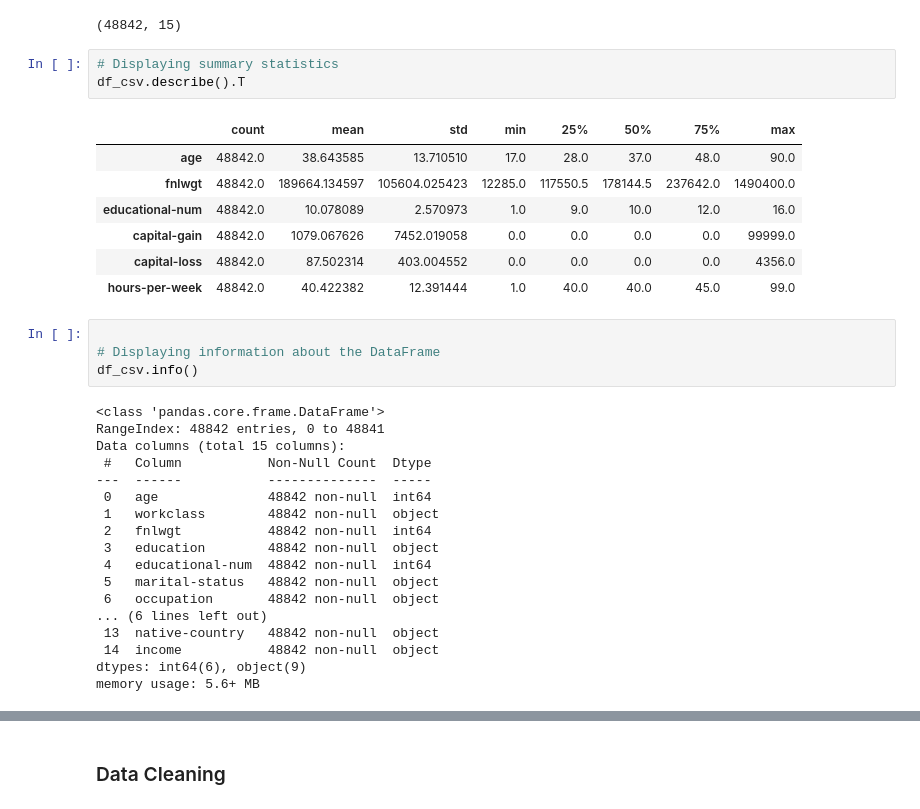
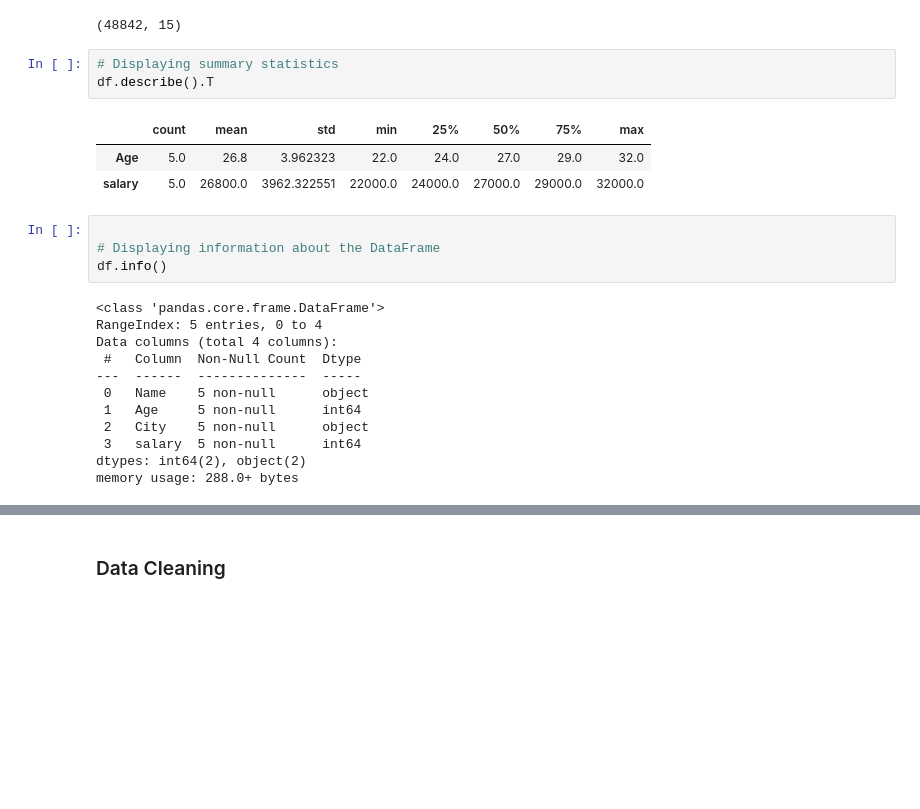
Before and after one commit to E0xMomen/python-recap, a Jupyter notebook: 9 - Pandas_DS_Tutorial.ipynb, the cells around one changed output, grey strips where cells are left out. Saved outputs shown, nothing was run; the diff lists cells and outputs as text; blank space fills up the shorter version.

```diff
--- a/9 - Pandas_DS_Tutorial.ipynb
+++ b/9 - Pandas_DS_Tutorial.ipynb
@@ -134,35 +111,25 @@ df_csv.shape
 (48842, 15)
 # %%
 # Displaying summary statistics
-df_csv.describe().T
+df.describe().T
 # %% [output]
 |  | count | mean | std | min | 25% | 50% | 75% | max |
-| age | 48842.0 | 38.643585 | 13.710510 | 17.0 | 28.0 | 37.0 | 48.0 | 90.0 |
-| fnlwgt | 48842.0 | 189664.134597 | 105604.025423 | 12285.0 | 117550.5 | 178144.5 | 237642.0 | 1490400.0 |
-| educational-num | 48842.0 | 10.078089 | 2.570973 | 1.0 | 9.0 | 10.0 | 12.0 | 16.0 |
-| capital-gain | 48842.0 | 1079.067626 | 7452.019058 | 0.0 | 0.0 | 0.0 | 0.0 | 99999.0 |
-| capital-loss | 48842.0 | 87.502314 | 403.004552 | 0.0 | 0.0 | 0.0 | 0.0 | 4356.0 |
-| hours-per-week | 48842.0 | 40.422382 | 12.391444 | 1.0 | 40.0 | 40.0 | 45.0 | 99.0 |
+| Age | 5.0 | 26.8 | 3.962323 | 22.0 | 24.0 | 27.0 | 29.0 | 32.0 |
+| salary | 5.0 | 26800.0 | 3962.322551 | 22000.0 | 24000.0 | 27000.0 | 29000.0 | 32000.0 |
 # %%
 
 # Displaying information about the DataFrame
-df_csv.info()
+df.info()
 # %% [output]
 <class 'pandas.core.frame.DataFrame'>
-RangeIndex: 48842 entries, 0 to 48841
-Data columns (total 15 columns):
- #   Column           Non-Null Count  Dtype
----  ------           --------------  -----
- 0   age              48842 non-null  int64
- 1   workclass        48842 non-null  object
- 2   fnlwgt           48842 non-null  int64
- 3   education        48842 non-null  object
- 4   educational-num  48842 non-null  int64
- 5   marital-status   48842 non-null  object
- 6   occupation       48842 non-null  object
-... (6 lines left out)
- 13  native-country   48842 non-null  object
- 14  income           48842 non-null  object
-dtypes: int64(6), object(9)
-memory usage: 5.6+ MB
+RangeIndex: 5 entries, 0 to 4
+Data columns (total 4 columns):
+ #   Column  Non-Null Count  Dtype
+---  ------  --------------  -----
+ 0   Name    5 non-null      object
+ 1   Age     5 non-null      int64
+ 2   City    5 non-null      object
+ 3   salary  5 non-null      int64
+dtypes: int64(2), object(2)
+memory usage: 288.0+ bytes
 # %%
```
Also changed, not shown: parts of 15 cells of this notebook.
